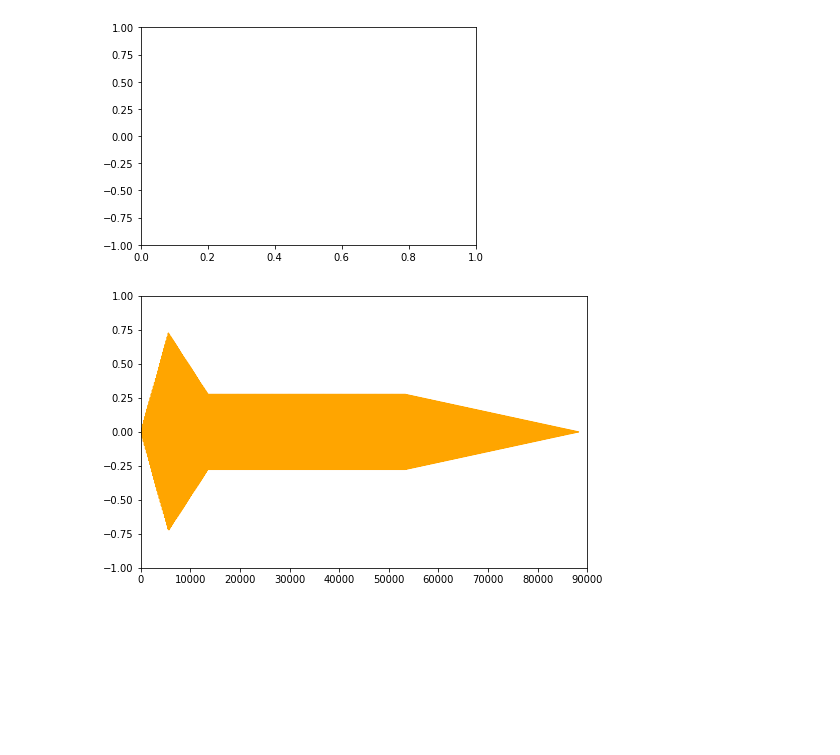
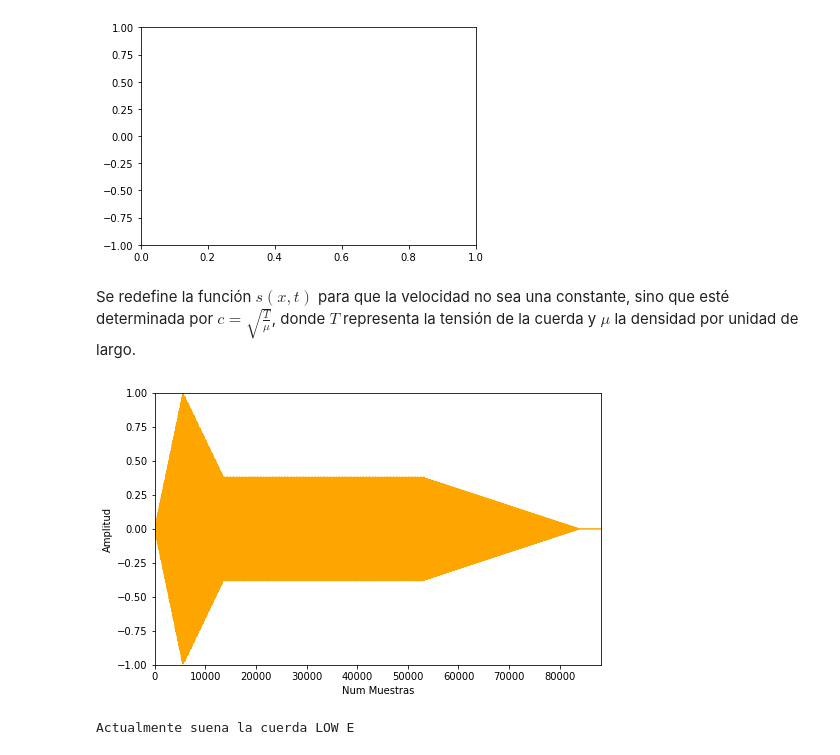
Before and after one commit to ivanvlam/IEE2103, a Jupyter notebook: proyecto.ipynb, the cells around one changed output. Drawn from its saved outputs; the diff is of its cells as text; code cells hidden in the pictures; blank space fills up the shorter version.

```diff
--- a/proyecto.ipynb
+++ b/proyecto.ipynb
@@ -89,6 +89,8 @@ ani = FuncAnimation(fig, animate, frames = 1000, interval = 60)
 plt.show()
 # %% [output]
 [figure]
+# %% [markdown]
+Se redefine la función $s(x, t)$ para que la velocidad no sea una constante, sino que esté determinada por $c = \sqrt{\frac{T}{\mu}}$, donde $T$ representa la tensión de la cuerda y $\mu$ la densidad por unidad de largo.
 # %%
 def s(
     x,
@@ -96,14 +98,16 @@ def s(
     a = 1,                      # amplitud
     L = 0.648,                  # largo de cuerda estándar
     u = 3.09 * (10 ** -4),      # densidad de la cuerda
-    T = 56.4                    # tensión
+    T = 56.40,                  # tensión
+    fm = 44100
     ):
 
-    c = math.sqrt(T / u)
+    muestra = np.linspace(0, t, ceil(t * fm))
+    c = sqrt(T / u)
 
-    return (a / 2) * (triangulo((x - L / 2 - c * t) / (L / 2)) + triangulo((x - L / 2 + c * t) / (L / 2)))
+    return (a / 2) * (triangulo((x - L / 2 - c * muestra) / (L / 2)) + triangulo((x - L / 2 + c * muestra) / (L / 2)))
 # %%
-def envolvente(x, t, fm):
+def envolvente(x, t, fm = 44100):
 
     envelope = []
     num = 0
@@ -112,7 +116,7 @@ def envolvente(x, t, fm):
         1: 0.064,
         2: 0.154,
         3: 0.604,
-        4: 1
+        4: 0.95
         }
 
     for i in x:
@@ -129,26 +133,37 @@ def envolvente(x, t, fm):
             envelope.append(0.3 * i)
 
         elif num < aux[4]:
-            envelope.append(i * (-0.758) * (num - 1))
+            envelope.append(i * (-0.858) * (num - 0.95))
 
         else:
             envelope.append(0)
 
+    maximo = max(envelope)
+
+    for j in range(len(envelope)):
+        envelope[j] = envelope[j] / maximo
+
     return envelope
 # %%
+# Definición de constantes
+
 fm = 44100
-duracion = 5
-muestra = np.linspace(0, duracion, duracion * fm)
+duracion = 2
+# muestra = np.linspace(0, duracion, 2 * duracion * fm)
 amplitud = 1
-sonido = s(0.35, muestra, a = amplitud)
+largo_cuerda = 0.648
+# %%
+sonido = s(largo_cuerda / 2, duracion, a = amplitud, fm = fm , L = largo_cuerda)
 # %%
 fig, ax = plt.subplots(figsize = (8, 5))
-ax.set_xlim(0, 45000 * duracion)
+ax.set_xlim(0, fm * duracion)
 ax.set_ylim(-1, 1)
+ax.set_xlabel('Num Muestras')
+ax.set_ylabel('Amplitud')
 plt.plot(envolvente(sonido, duracion, fm), color = "orange")
 sd.play(envolvente(sonido, duracion, fm), fm)
 # %% [output]
-[figure, old version]
+[figure, new version]
 # %%
 class Cuerda:
     fm = 44100
@@ -182,4 +196,13 @@ cuerdas = (
     ((2, 0), Cuerda('A', 71.11, 3.50 * (10 ** -3))),
     ((2, 1), Cuerda('LOW E', 65.90, 5.78 * (10 ** -3))),
 )
+# %%
+duracion = 2
+sonido = cuerdas[5][1].crear_sonido(duracion)
+print(f'Actualmente suena la cuerda {cuerdas[5][1].nombre}')
+
+sd.play(envolvente(sonido, duracion, fm), fm)
+sd.wait()
+# %% [output]
+Actualmente suena la cuerda LOW E
 # %%
```
Also changed, not shown: parts of 19 cells of this notebook.
